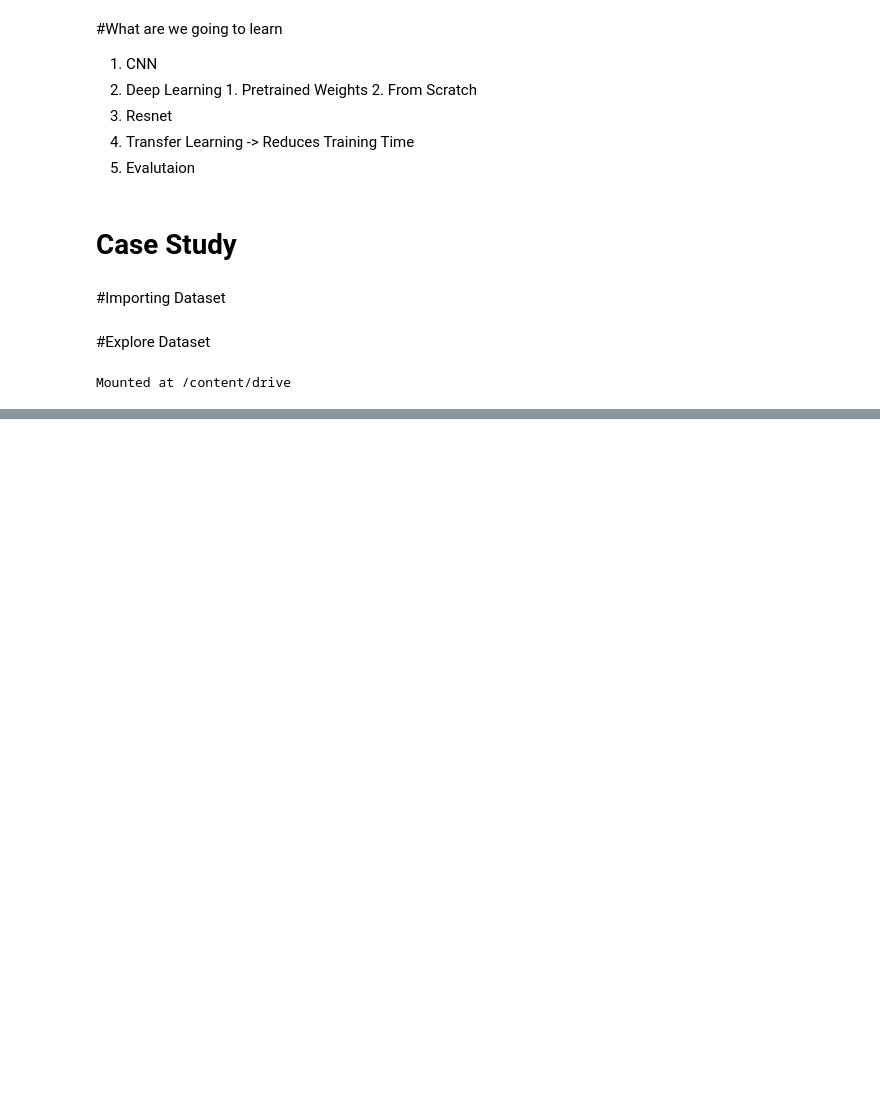
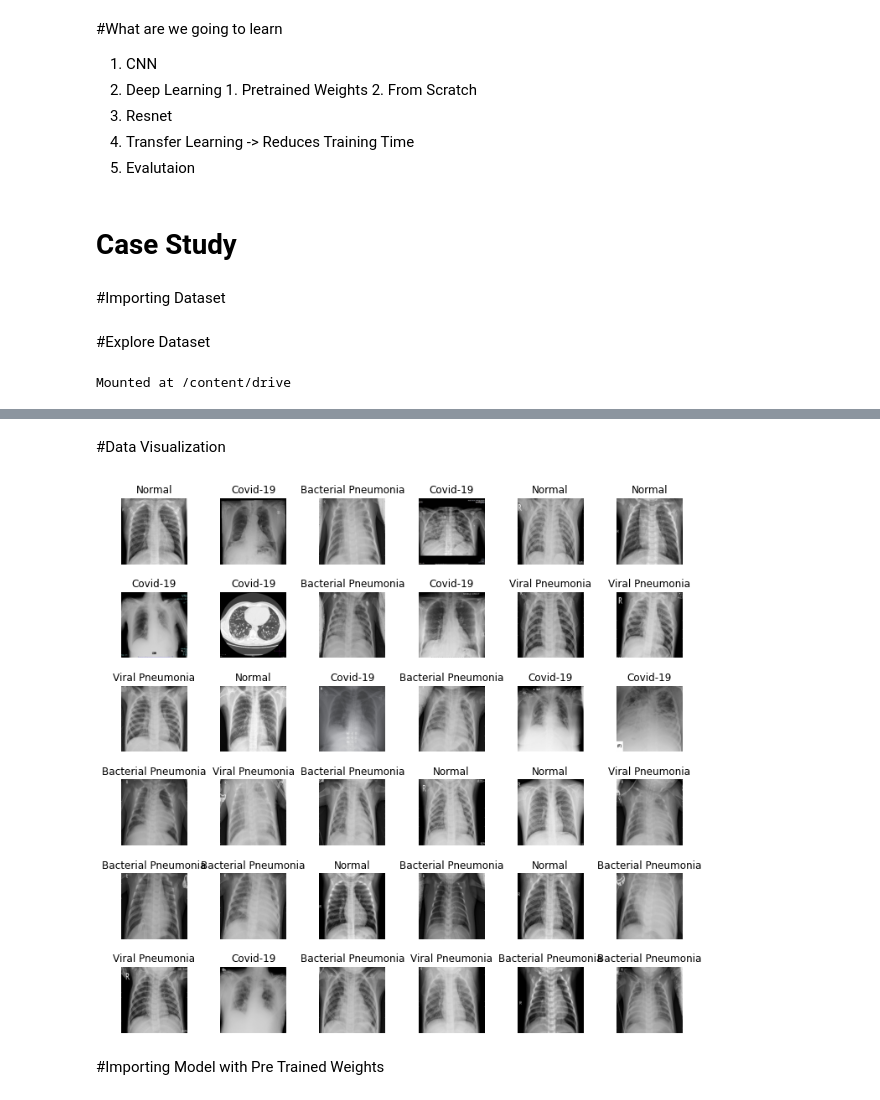
Before and after one commit to prakharsingh97/Operations_Department, a Jupyter notebook: Operations_Department.ipynb, the cells around one changed output, grey strips where cells are left out. Saved outputs shown, nothing was run; the diff lists cells and outputs as text; code cells hidden in the pictures; blank space fills up the shorter version.

```diff
--- a/Operations_Department.ipynb
+++ b/Operations_Department.ipynb
@@ -48,0 +55,8 @@ X_ray_directory =
+# %%
+#generate tensor image data using image generator and normalize them
+# use 20 per for cross validation
+#rescale = normalization
+image_generator = ImageDataGenerator(rescale = 1./255 , validation_split=  0.2)
+# %%
+#Generate batches of 40 images for training
+train_generator  = image_generator.flow_from_directory(batch_size= 40 ,directory= X_ray_directory , shuffle= True , target_size= (256,256), class_mode= 'categorical' , subset= 'training')
@@ -48,0 +70,3 @@ X_ray_directory =
+# %%
+# Generate a batch of 40 images and labels
+train_images, train_labels = next(train_generator)
@@ -48,0 +101,24 @@ X_ray_directory =
+# %%
+# labels Translator
+label_names = {0 : 'Covid-19', 1 : 'Normal' , 2: 'Viral Pneumonia', 3 : 'Bacterial Pneumonia'}
+# %% [markdown]
+#Data Visualization
+# %%
+# Create a grid of 36 images along with their corresponding labels
+#deep learning model has
+L = 6
+W = 6
+
+fig, axes = plt.subplots(L, W, figsize = (12, 12))
+axes = axes.ravel()
+
+for i in np.arange(0, L*W):
+    axes[i].imshow(train_images[i])
+    axes[i].set_title(label_names[np.argmax(train_labels[i])])
+    axes[i].axis('off')
+
+plt.subplots_adjust(wspace = 0.5)
+# %% [output]
+[figure, added]
+# %% [markdown]
+#Importing Model with Pre Trained Weights
```
Also changed, not shown: parts of 17 cells of this notebook.
